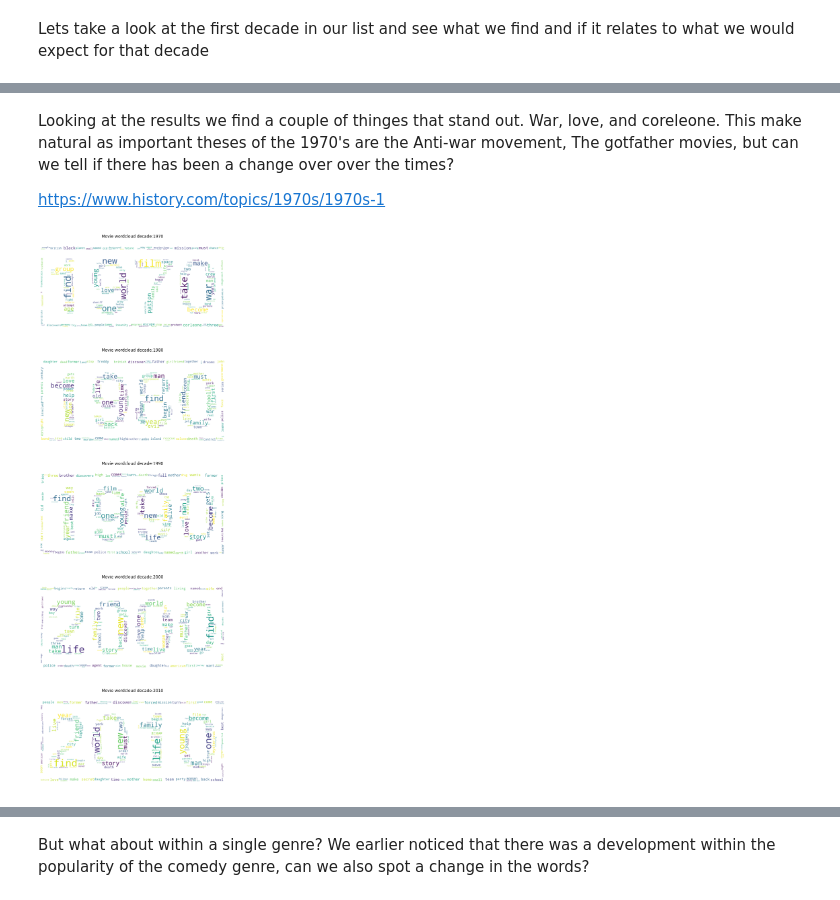
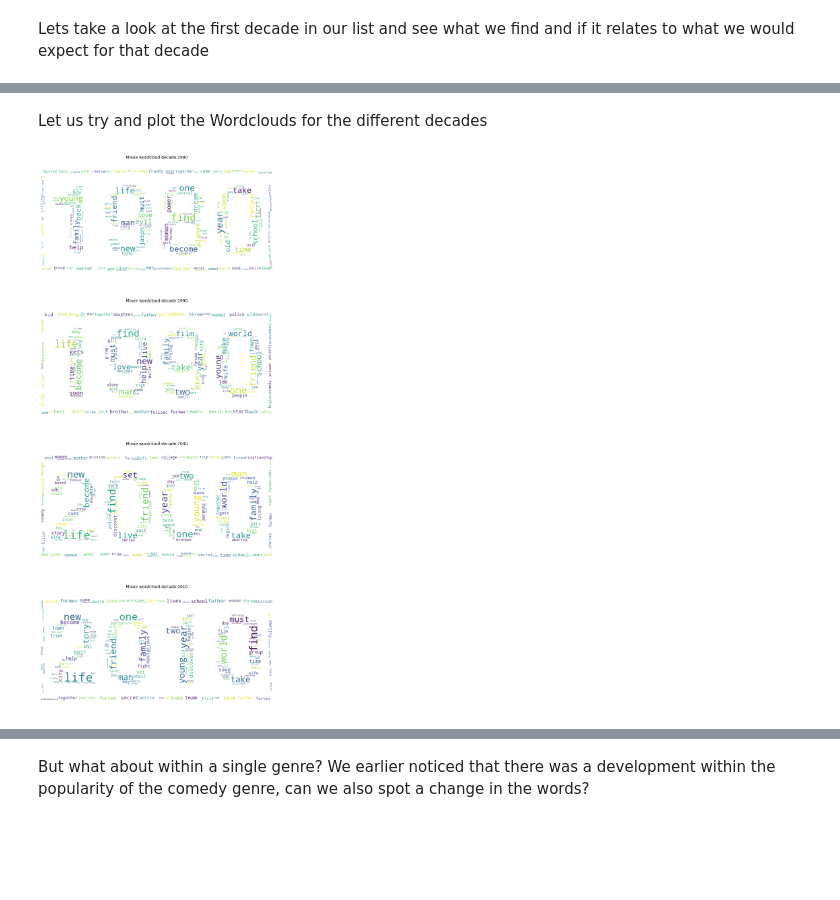
Before and after one commit to GSHDK/Social-Graphs-and-Interactions, a Jupyter notebook: Project assignment B.ipynb, the cells around one changed output, grey strips where cells are left out. Saved outputs shown, nothing was run; the diff lists cells and outputs as text; code cells hidden in the pictures; blank space fills up the shorter version.

```diff
--- a/Project assignment B.ipynb
+++ b/Project assignment B.ipynb
@@ -613,5 +572,3 @@ def tokenize(text:str, remove_stop_words=True)-> list:
         stop_words = set(stopwords.words('english'))
         tokenized = [x for x in tokenized if x not in stop_words]
     return tokenized
-# %%
-doc, collection = load_segmented_documents(df,1970,10)
@@ -640,8 +575,4 @@ doc
-# %%
-# Extracting the data from 1970 with 10 year segments
-docs=load_segmented_documents(df,1970,10)
-collection=[tokenize(v) for v in docs.values()]
-
-tfidf=dict()
-for year_segment, text in docs.items():
-    tfidf[year_segment]=calculate_tf_idf(tokenize(text), collection)
+# %%
+#Calculate sentiment for each decade
+decades = np.arange(1910,2020, 10)
+print(decades)
@@ -648,2 +581,12 @@ for year_segment, text in docs.items():
+# %%
+tfidf = dict()
+
+for d in decades:
+    #Load documents
+    doc, collection = load_segmented_documents(df,d,10)
+    #Tokenize
+    doc = tokenize(' '.join(doc))
+    collection = [tokenize(' '.join(x)) for x in collection]
+    tfidf[d] = calculate_tf_idf(doc, collection)
 # %% [markdown]
 Lets take a look at the first decade in our list and see what we find and if it relates to what we would expect for that decade
@@ -698,32 +641,29 @@ plot_decade_from_tfidf(1970,tfidf)
-# %% [markdown]
-Looking at the results we find a couple of thinges that stand out. War, love, and coreleone. This make natural as important theses of the 1970's are the Anti-war movement, The gotfather movies, but can we tell if there has been a change over over the times?
-
-https://www.history.com/topics/1970s/1970s-1
+# %% [markdown]
+Let us try and plot the Wordclouds for the different decades
 # %%
 %matplotlib inline
-nr=len(tfidf)
+nr=len(decades[-4:])
 nc=1
 fig, ax = plt.subplots(nrows=nr,ncols = nc, figsize=(25,30))
 idx=0
 year_keys = [x for x in tfidf.keys()]
 top_words = 200
 
-for i in range(nr):
-    year = year_keys[i]
-    text =' '.join([(x[0]+" ")*(int(1+x[1])) for x in sorted(tfidf[year].items(), key=lambda x: x[1], reverse=True)[0:top_words]]).replace('  ',' ')
-    if str(year) not in [x.split('.')[0] for x in os.listdir()]:
-        print(f"no mask found for this year{year}")
+for i, d in enumerate(decades[-4:]):
+    text =' '.join([(x[0]+" ")*(int(1+x[1])) for x in sorted(tfidf[d].items(), key=lambda x: x[1], reverse=True)[0:top_words]]).replace('  ',' ')
+    if str(d) not in [x.split('.')[0] for x in os.listdir()]:
+        print(f"no mask found for this year{d}")
         raise Exception("Don't use this function")
 
-    mask = np.array(Image.open(f'{year}.png'))
+    mask = np.array(Image.open(f'{d}.png'))
     image_colors = ImageColorGenerator(mask)
     #Movies
     wc = WordCloud(collocations=False,background_color="white", max_words=1000, mask=mask).generate(text)
     ax[i].imshow(wc, interpolation="bilinear")
-    ax[i].set_title(f'Movie wordcloud decade:{year}')
+    ax[i].set_title(f'Movie wordcloud decade:{d}')
     ax[i].axis("off")
 
 
 plt.show()
 # %% [output]
-[figure, old version]
+[figure, new version]
```
Also changed, not shown: parts of 52 cells of this notebook.
